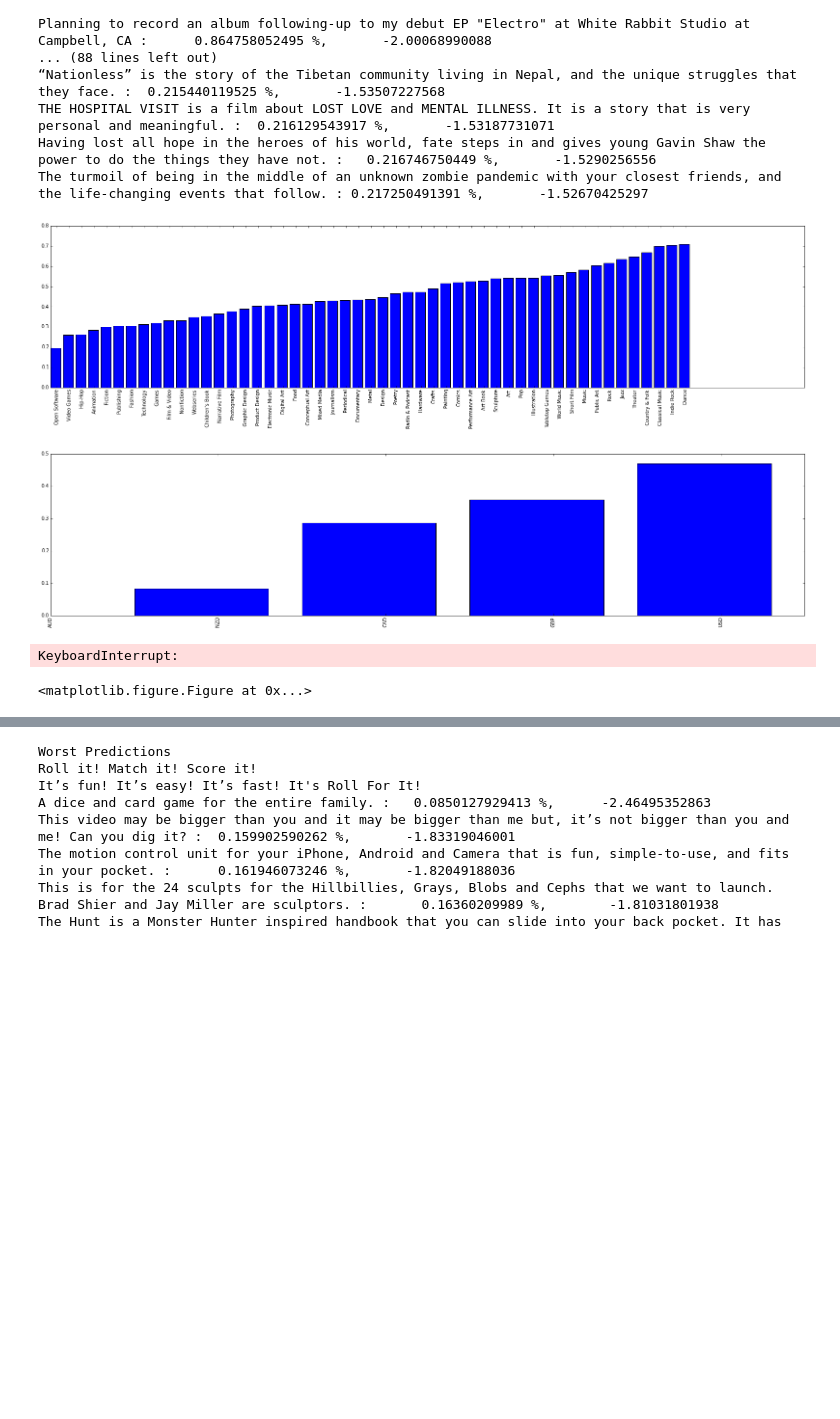
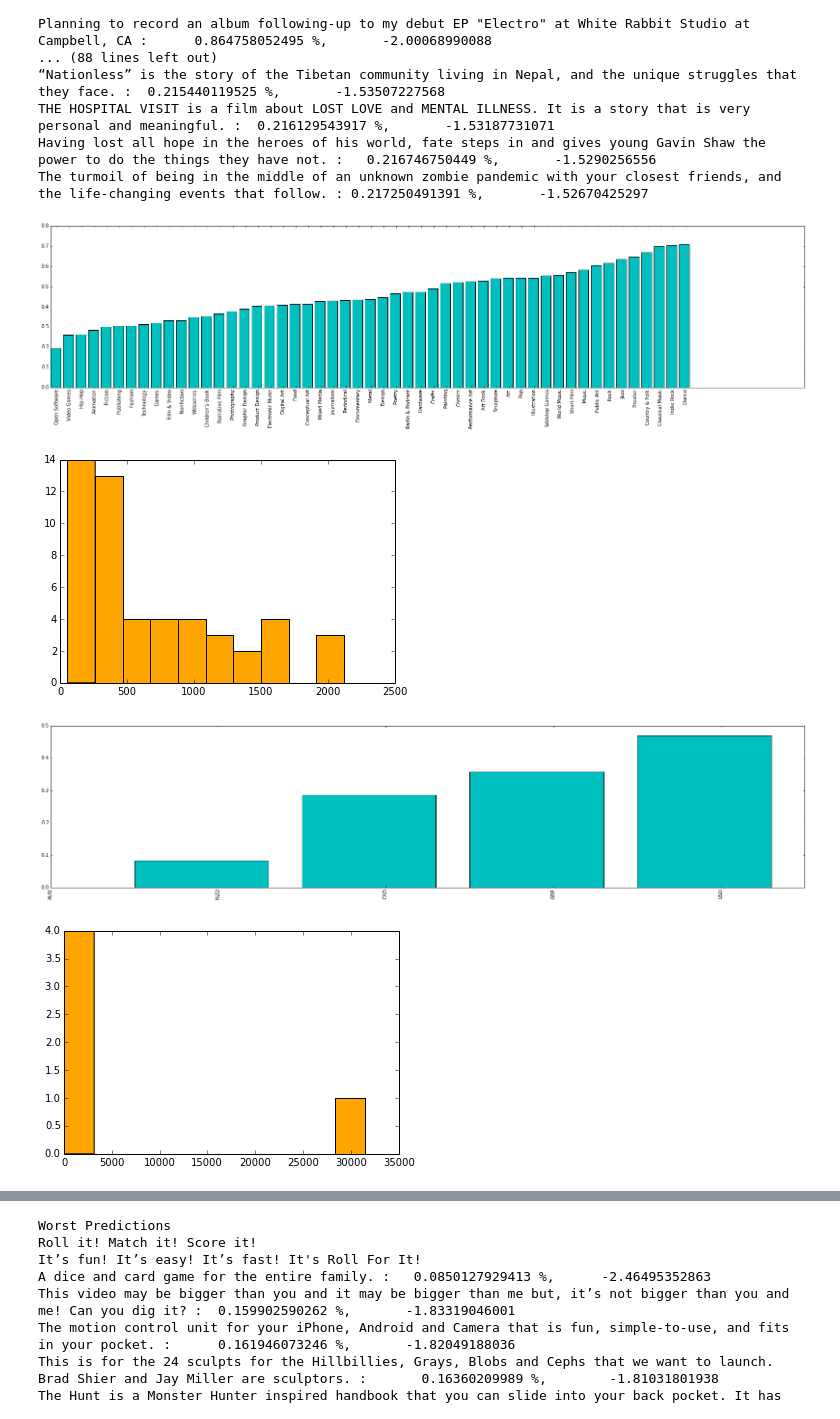
Before and after one commit to johnsturm/cs109, a Jupyter notebook: Process Book.ipynb, the cells around one changed output, grey strips where cells are left out. Saved outputs shown, nothing was run; the diff lists cells and outputs as text; code cells hidden in the pictures; blank space fills up the shorter version.

```diff
--- a/Process Book.ipynb
+++ b/Process Book.ipynb
@@ -796,0 +973,8 @@ ytest_final = test['success']
+# %%
+vectorizer = CountVectorizer(min_df = .0198)
+vectorizer.fit(x)
+X, Y = make_xy(xtrain, ytrain, vectorizer)
+clf = MultinomialNB(alpha = 178)
+clf.fit(X, Y)
+xtest_v = vectorizer.transform(xtest)
+calibration_plot(clf, xtest_v, ytest)
@@ -797,3 +991,13 @@ ytest_final = test['success']
+# %%
+vectorizer = CountVectorizer(min_df = .018877)
+vectorizer.fit(x)
+X, Y = make_xy(xtrain, ytrain, vectorizer)
+clf = MultinomialNB(alpha = 231.6227766)
+clf.fit(X, Y)
+xtest_v = vectorizer.transform(xtest)
+calibration_plot(clf, xtest_v, ytest)
+# %%
+x, y, xtrain, ytrain, xtest_final, ytest_final = prelim_split(subdf, 'blurb')
 # %%
 #the grid of parameters to search over
 alphas = [300, 325, 350, 375, 362.5]
@@ -926,25 +1131,28 @@ def separate_by_field(df, field):
     by_field = groups.aggregate({'success': np.mean})
     by_field = by_field.sort(columns='success')
 
+    size = groups.aggregate({'success': len})
+
     success = by_field.values
     field_vals = by_field.index.values
 
     fig = plt.figure(figsize=(28, 6))
     ax = fig.add_subplot(1,1,1)
-
-    ax.bar([i for i in range(len(success))], success)
+    ax.bar([i for i in range(len(success))], success, color='c')
     ax.set_xticks([i + .5 for i in range(len(success))])
     ax.set_xticklabels(field_vals, rotation='vertical')
     plt.show()
+
+    plt.hist(size.values, color='orange')
+    plt.show()
 # %%
 separate_by_field(subdf, 'category')
 separate_by_field(subdf, 'currency')
-separate_by_field(subdf, 'creator_slug')
 # %% [output]
-[figure, old version]
+[figure, new version]
-[figure, old version]
+[figure, new version]
-KeyboardInterrupt:
-<matplotlib.figure.Figure at 0x...>
+[figure, added]
+[figure, added]
 # %%
 def exclude(df, field, set_avoid):
     ans = [1 for i in range(len(df[field].values))]
```
Also changed, not shown: parts of 63 cells of this notebook.
